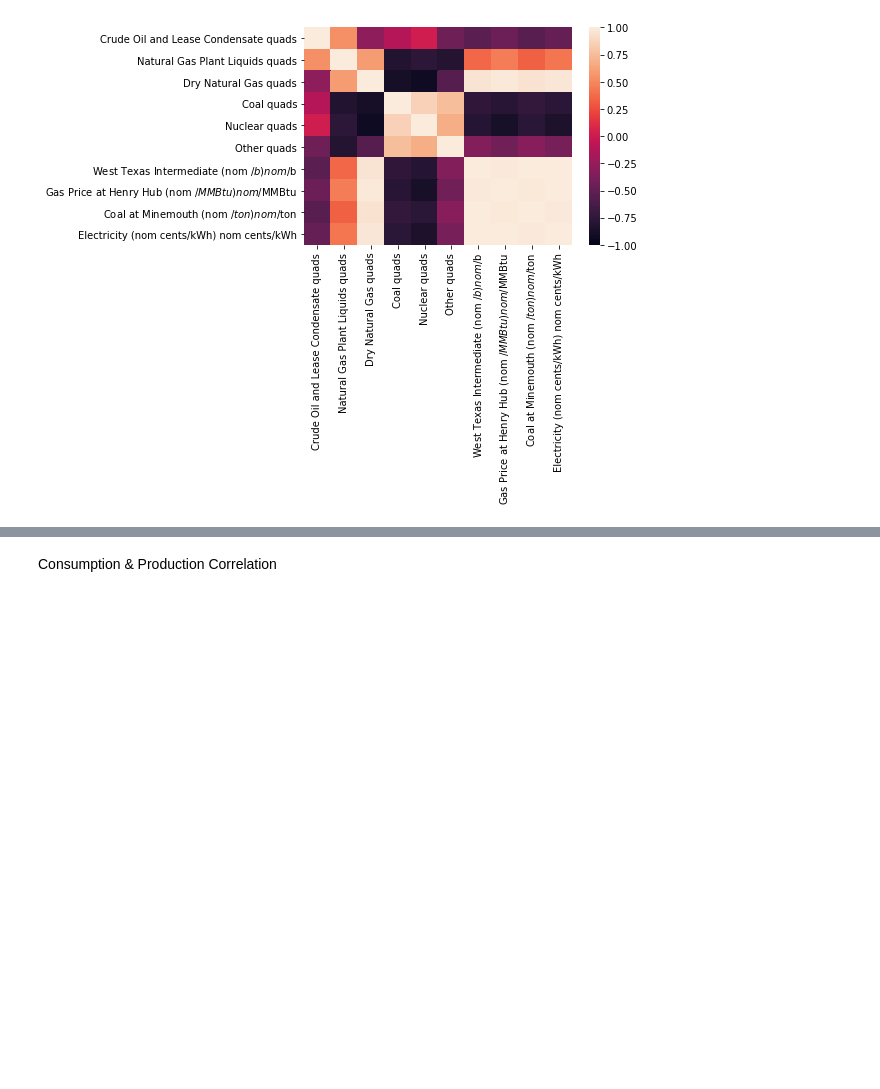
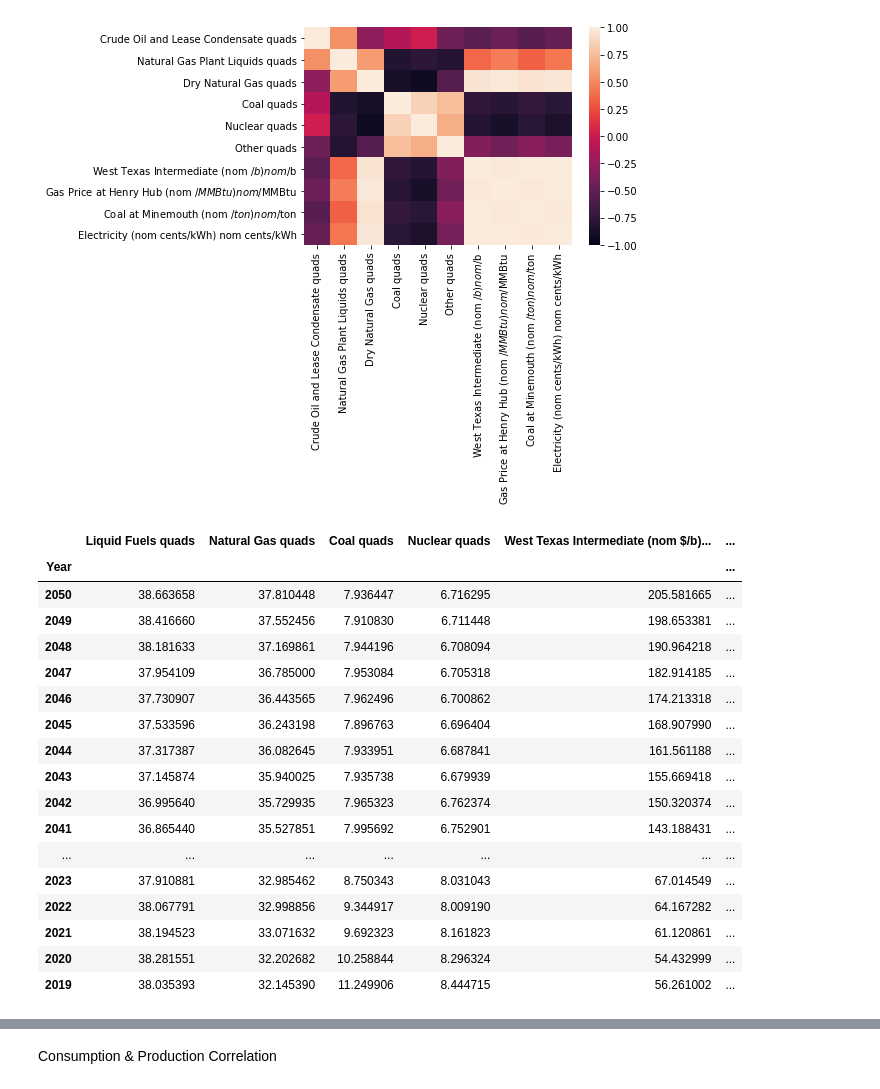
Before and after one commit to Laanu/Class_Project_Energy, a Jupyter notebook: notebooks/Correlation_laanu.ipynb, the cells around one changed output, grey strips where cells are left out. Drawn from its saved outputs; the diff is of its cells as text; code cells hidden in the pictures; blank space fills up the shorter version.

```diff
--- a/notebooks/Correlation_laanu.ipynb
+++ b/notebooks/Correlation_laanu.ipynb
@@ -193,6 +193,28 @@ sns.heatmap(Prod_Price_correlation, vmin=-1, vmax=1)
 # %% [output]
 'Need to understand the interpretation of this visualization" maybe need to combine a sectors (renewable vs non-renewable) together to get a better understanding.'
 [figure]
+# %%
+Consu_Price_correlation = Consu_Price_combined_df.corr()
+Consu_Price_combined_df
+# %% [output]
+|  | Liquid Fuels quads | Natural Gas quads | Coal quads | Nuclear quads | West Texas Intermediate (nom $/b)... | ... |
+| Year |  |  |  |  |  | ... |
+| 2050 | 38.663658 | 37.810448 | 7.936447 | 6.716295 | 205.581665 | ... |
+| 2049 | 38.416660 | 37.552456 | 7.910830 | 6.711448 | 198.653381 | ... |
+| 2048 | 38.181633 | 37.169861 | 7.944196 | 6.708094 | 190.964218 | ... |
+| 2047 | 37.954109 | 36.785000 | 7.953084 | 6.705318 | 182.914185 | ... |
+| 2046 | 37.730907 | 36.443565 | 7.962496 | 6.700862 | 174.213318 | ... |
+| 2045 | 37.533596 | 36.243198 | 7.896763 | 6.696404 | 168.907990 | ... |
+| 2044 | 37.317387 | 36.082645 | 7.933951 | 6.687841 | 161.561188 | ... |
+| 2043 | 37.145874 | 35.940025 | 7.935738 | 6.679939 | 155.669418 | ... |
+| 2042 | 36.995640 | 35.729935 | 7.965323 | 6.762374 | 150.320374 | ... |
+| 2041 | 36.865440 | 35.527851 | 7.995692 | 6.752901 | 143.188431 | ... |
+| ... | ... | ... | ... | ... | ... | ... |
+| 2023 | 37.910881 | 32.985462 | 8.750343 | 8.031043 | 67.014549 | ... |
+| 2022 | 38.067791 | 32.998856 | 9.344917 | 8.009190 | 64.167282 | ... |
+| 2021 | 38.194523 | 33.071632 | 9.692323 | 8.161823 | 61.120861 | ... |
+| 2020 | 38.281551 | 32.202682 | 10.258844 | 8.296324 | 54.432999 | ... |
+| 2019 | 38.035393 | 32.145390 | 11.249906 | 8.444715 | 56.261002 | ... |
 # %%
 # Calculate the correlation between each column
 Consu_Price_correlation = Consu_Price_combined_df.corr()
```
Also changed, not shown: parts of 5 cells of this notebook, 2 other files.
